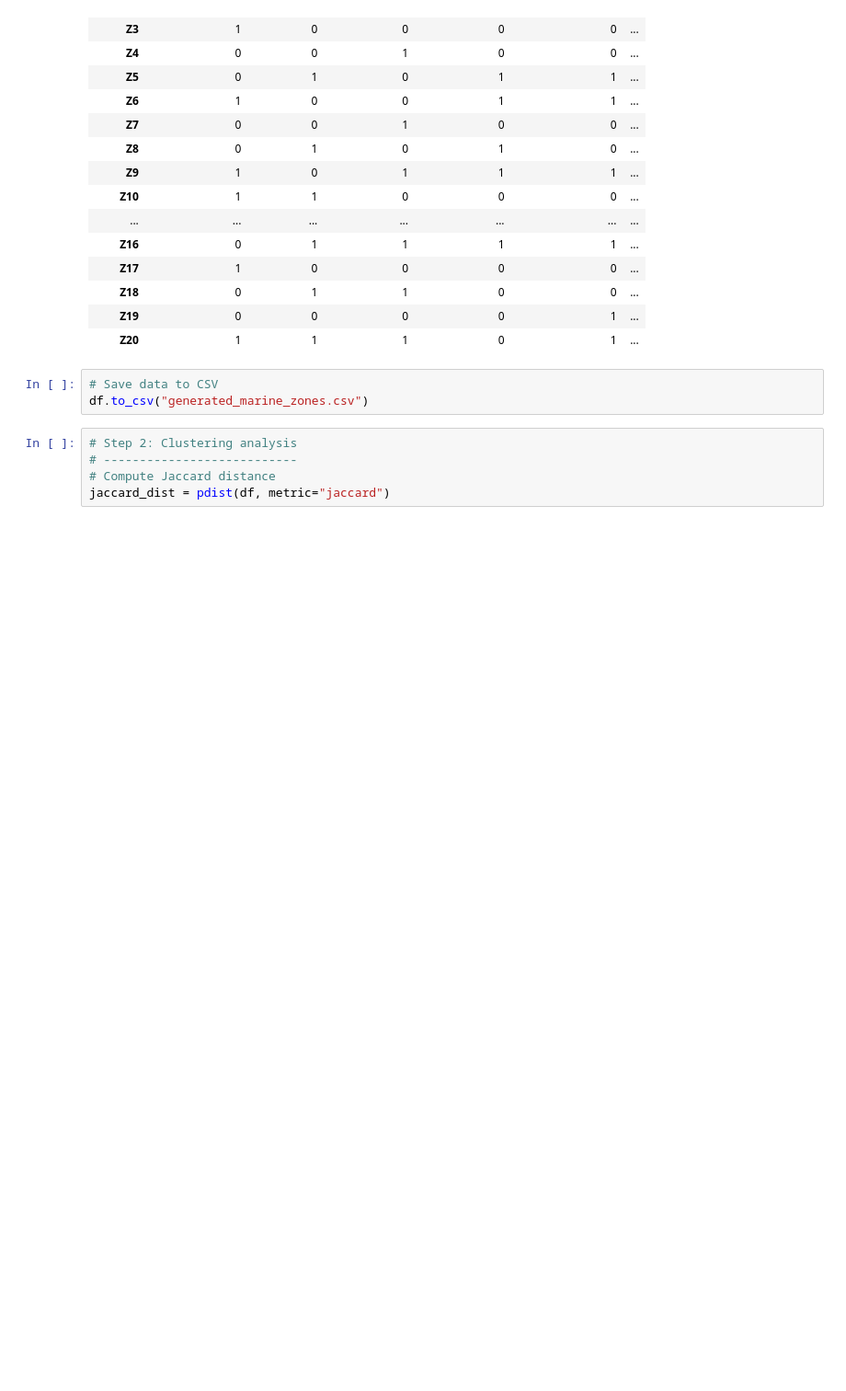
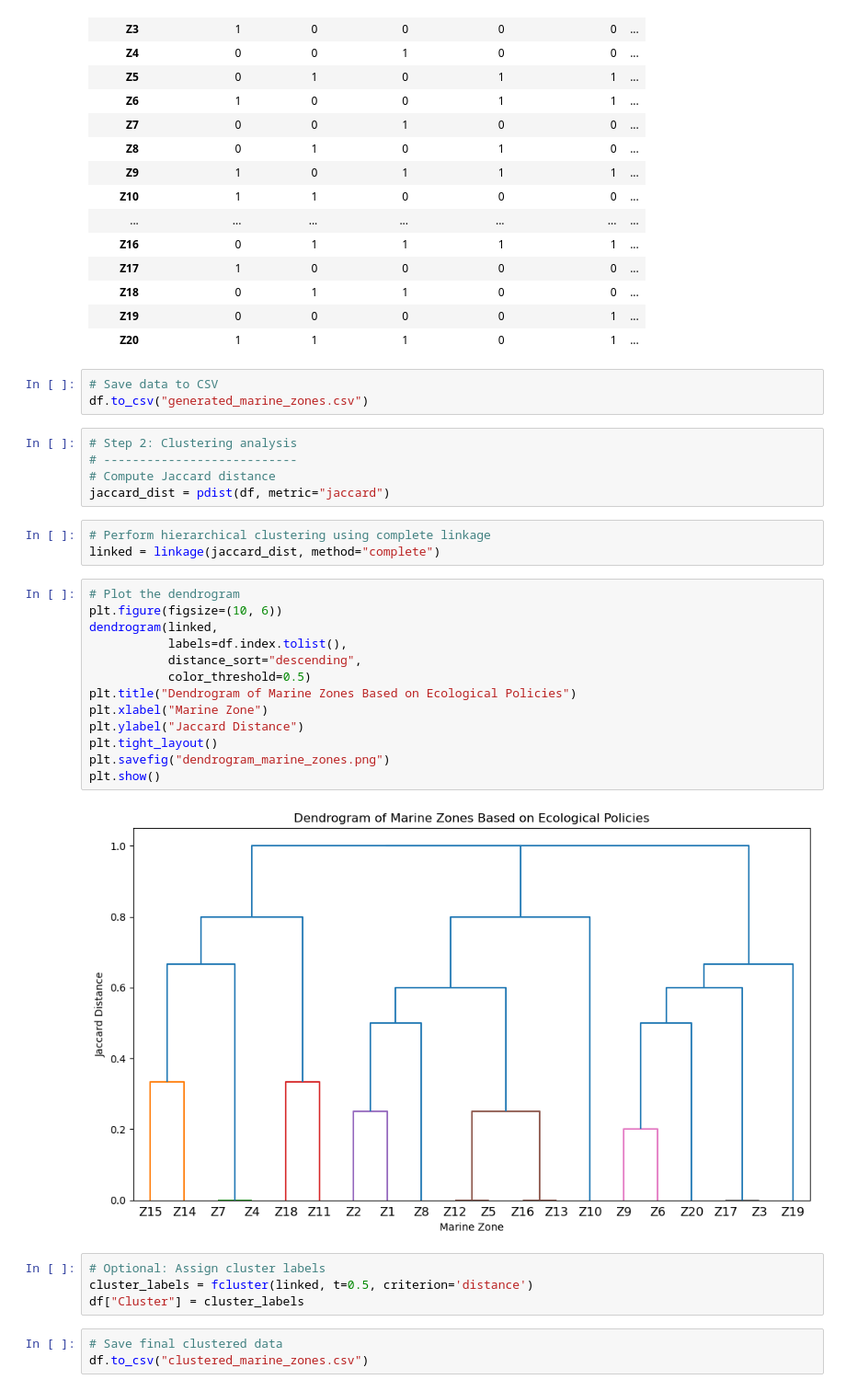
Before and after one commit to DolapoSalim/hierarchical-clustering-and-dendrogram, a Jupyter notebook: notebook/analysis.ipynb, the cells around one changed output. Shown at 92% size. Drawn from its saved outputs; the diff is of its cells as text; blank space fills up the shorter version.

Commit message:
Dendrogram plotted

```diff
--- a/notebook/analysis.ipynb
+++ b/notebook/analysis.ipynb
@@ -62,3 +62,28 @@ df.to_csv("generated_marine_zones.csv")
 # ---------------------------
 # Compute Jaccard distance
 jaccard_dist = pdist(df, metric="jaccard")
+# %%
+# Perform hierarchical clustering using complete linkage
+linked = linkage(jaccard_dist, method="complete")
+# %%
+# Plot the dendrogram
+plt.figure(figsize=(10, 6))
+dendrogram(linked,
+           labels=df.index.tolist(),
+           distance_sort="descending",
+           color_threshold=0.5)
+plt.title("Dendrogram of Marine Zones Based on Ecological Policies")
+plt.xlabel("Marine Zone")
+plt.ylabel("Jaccard Distance")
+plt.tight_layout()
+plt.savefig("dendrogram_marine_zones.png")
+plt.show()
+# %% [output]
+[figure, added]
+# %%
+# Optional: Assign cluster labels
+cluster_labels = fcluster(linked, t=0.5, criterion='distance')
+df["Cluster"] = cluster_labels
+# %%
+# Save final clustered data
+df.to_csv("clustered_marine_zones.csv")
```
